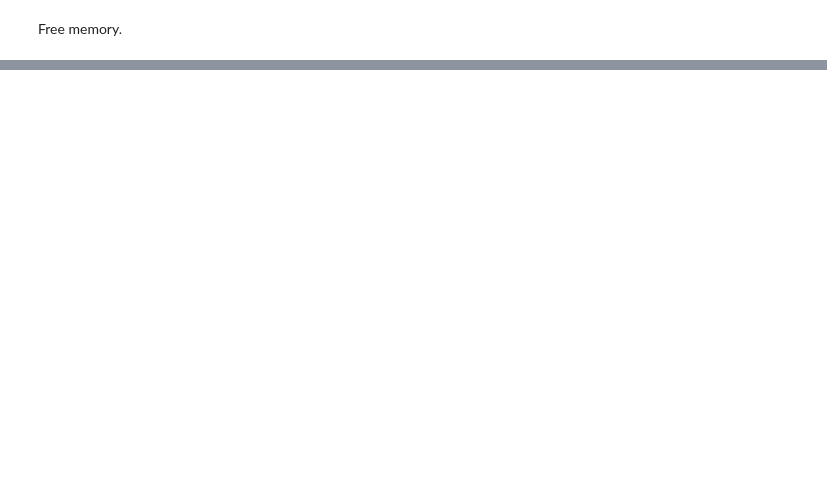
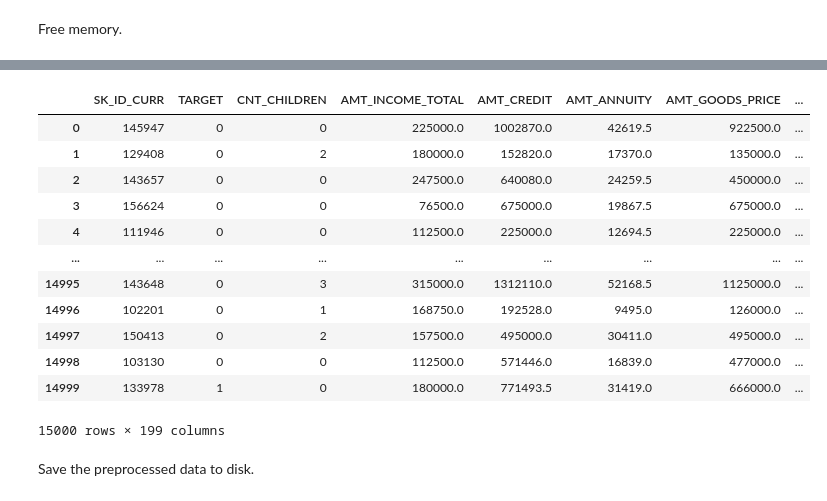
Before and after one commit to stemil01/ml-loan-repayment, a Jupyter notebook: data_preprocessing.ipynb, the cells around one changed output, grey strips where cells are left out. Drawn from its saved outputs; the diff is of its cells as text; code cells hidden in the pictures; blank space fills up the shorter version.

```diff
--- a/data_preprocessing.ipynb
+++ b/data_preprocessing.ipynb
@@ -260,0 +207,3 @@ data_df.to_csv(os.path.join(dataset_dir, "merged_data.csv"), index=False)
+# %%
+applications_test = pd.merge(applications_test, to_merge_df, on="SK_ID_CURR", how="left")
+applications_test = pd.get_dummies(applications_test)
@@ -260,0 +212,18 @@ data_df.to_csv(os.path.join(dataset_dir, "merged_data.csv"), index=False)
+# %%
+applications_test = applications_test.reindex(columns=applications_train.columns, fill_value=0)
+# %%
+applications_test
+# %% [output]
+|  | SK_ID_CURR | TARGET | CNT_CHILDREN | AMT_INCOME_TOTAL | AMT_CREDIT | AMT_ANNUITY | AMT_GOODS_PRICE | ... |
+| 0 | 145947 | 0 | 0 | 225000.0 | 1002870.0 | 42619.5 | 922500.0 | ... |
+| 1 | 129408 | 0 | 2 | 180000.0 | 152820.0 | 17370.0 | 135000.0 | ... |
+| 2 | 143657 | 0 | 0 | 247500.0 | 640080.0 | 24259.5 | 450000.0 | ... |
+| 3 | 156624 | 0 | 0 | 76500.0 | 675000.0 | 19867.5 | 675000.0 | ... |
+| 4 | 111946 | 0 | 0 | 112500.0 | 225000.0 | 12694.5 | 225000.0 | ... |
+| ... | ... | ... | ... | ... | ... | ... | ... | ... |
+| 14995 | 143648 | 0 | 3 | 315000.0 | 1312110.0 | 52168.5 | 1125000.0 | ... |
+| 14996 | 102201 | 0 | 1 | 168750.0 | 192528.0 | 9495.0 | 126000.0 | ... |
+| 14997 | 150413 | 0 | 2 | 157500.0 | 495000.0 | 30411.0 | 495000.0 | ... |
+| 14998 | 103130 | 0 | 0 | 112500.0 | 571446.0 | 16839.0 | 477000.0 | ... |
+| 14999 | 133978 | 1 | 0 | 180000.0 | 771493.5 | 31419.0 | 666000.0 | ... |
+15000 rows × 199 columns
@@ -260,0 +237,2 @@ data_df.to_csv(os.path.join(dataset_dir, "merged_data.csv"), index=False)
+# %% [markdown]
+Save the preprocessed data to disk.
```
Also changed, not shown: parts of 31 cells of this notebook, 3 other files.
